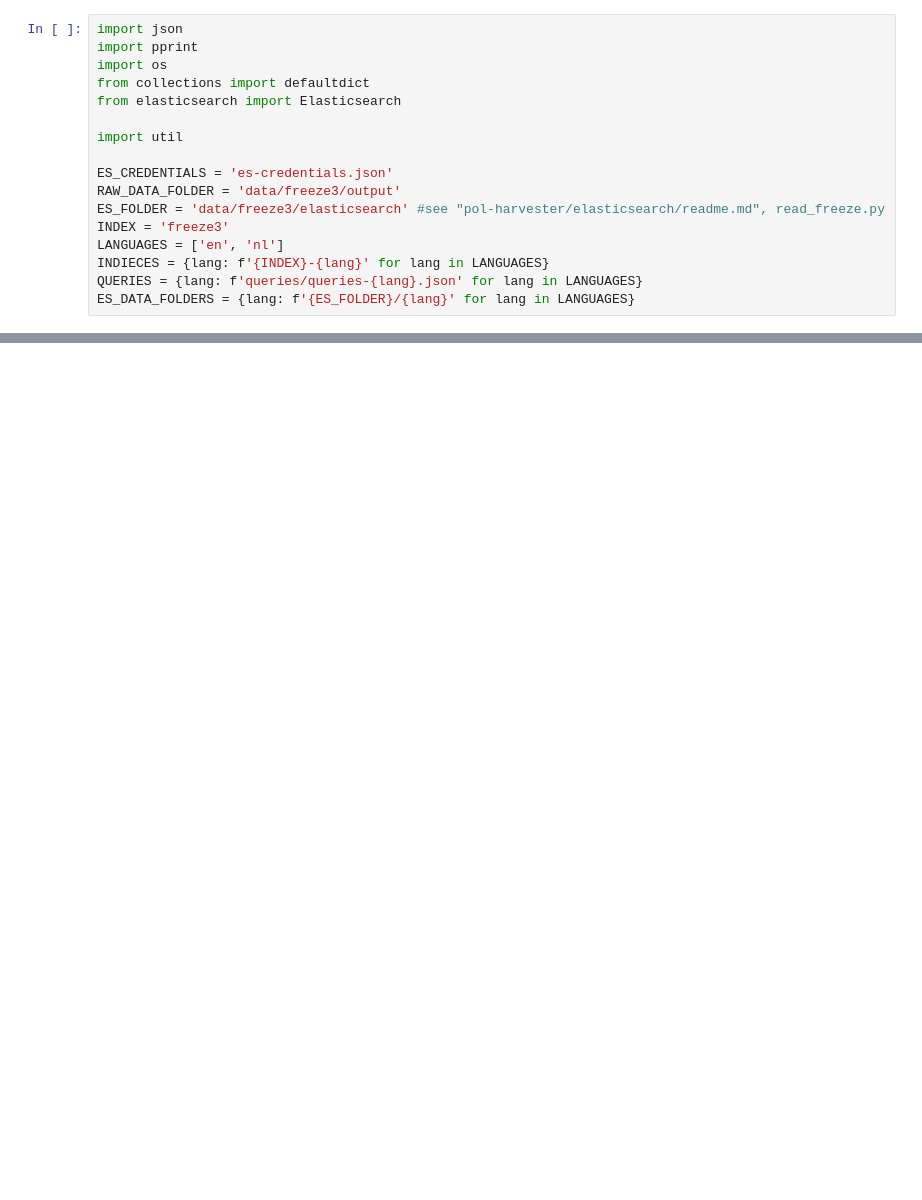
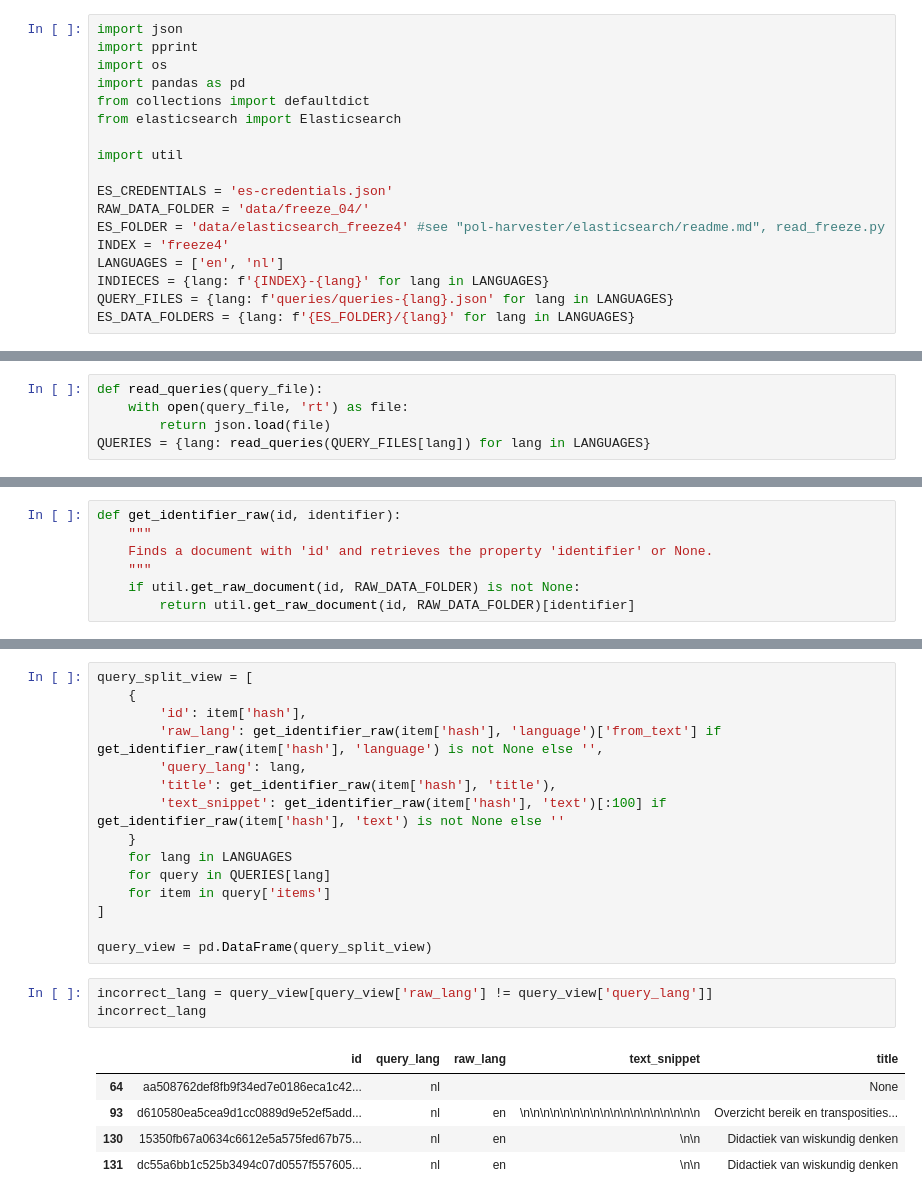
Before and after one commit to SURFpol/pol-research, a Jupyter notebook: notebooks/helper.ipynb, the cells around one changed output, grey strips where cells are left out. Cells and saved outputs as stored; diff of their text form; blank space fills up the shorter version.

```diff
--- a/notebooks/helper.ipynb
+++ b/notebooks/helper.ipynb
@@ -2,16 +2,17 @@
 import json
 import pprint
 import os
+import pandas as pd
 from collections import defaultdict
 from elasticsearch import Elasticsearch
 
 import util
 
 ES_CREDENTIALS = 'es-credentials.json'
-RAW_DATA_FOLDER = 'data/freeze3/output'
-ES_FOLDER = 'data/freeze3/elasticsearch' #see "pol-harvester/elasticsearch/readme.md", read_freeze.py
-INDEX = 'freeze3'
+RAW_DATA_FOLDER = 'data/freeze_04/'
+ES_FOLDER = 'data/elasticsearch_freeze4' #see "pol-harvester/elasticsearch/readme.md", read_freeze.py
+INDEX = 'freeze4'
 LANGUAGES = ['en', 'nl']
 INDIECES = {lang: f'{INDEX}-{lang}' for lang in LANGUAGES}
-QUERIES = {lang: f'queries/queries-{lang}.json' for lang in LANGUAGES}
+QUERY_FILES = {lang: f'queries/queries-{lang}.json' for lang in LANGUAGES}
 ES_DATA_FOLDERS = {lang: f'{ES_FOLDER}/{lang}' for lang in LANGUAGES}
@@ -26,2 +21,7 @@ get_indices(es_client)
 First we check if all the documents in the queries are there
+# %%
+def read_queries(query_file):
+    with open(query_file, 'rt') as file:
+        return json.load(file)
+QUERIES = {lang: read_queries(QUERY_FILES[lang]) for lang in LANGUAGES}
 # %%
@@ -38,0 +44,7 @@ raw_missing
+# %%
+def get_identifier_raw(id, identifier):
+    """
+    Finds a document with 'id' and retrieves the property 'identifier' or None.
+    """
+    if util.get_raw_document(id, RAW_DATA_FOLDER) is not None:
+        return util.get_raw_document(id, RAW_DATA_FOLDER)[identifier]
@@ -38,0 +57,24 @@ raw_missing
+# %%
+query_split_view = [
+    {
+        'id': item['hash'],
+        'raw_lang': get_identifier_raw(item['hash'], 'language')['from_text'] if get_identifier_raw(item['hash'], 'language') is not None else '',
+        'query_lang': lang,
+        'title': get_identifier_raw(item['hash'], 'title'),
+        'text_snippet': get_identifier_raw(item['hash'], 'text')[:100] if get_identifier_raw(item['hash'], 'text') is not None else ''
+    }
+    for lang in LANGUAGES
+    for query in QUERIES[lang]
+    for item in query['items']
+]
+
+query_view = pd.DataFrame(query_split_view)
+# %%
+incorrect_lang = query_view[query_view['raw_lang'] != query_view['query_lang']]
+incorrect_lang
+# %% [output]
+|  | id | query_lang | raw_lang | text_snippet | title |
+| 64 | aa508762def8fb9f34ed7e0186eca1c42... | nl |  |  | None |
+| 93 | d610580ea5cea9d1cc0889d9e52ef5add... | nl | en | \n\n\n\n\n\n\n\n\n\n\n\n\n\n\n\n\n\n | Overzicht bereik en transposities... |
+| 130 | 15350fb67a0634c6612e5a575fed67b75... | nl | en | \n\n | Didactiek van wiskundig denken |
+| 131 | dc55a6bb1c525b3494c07d0557f557605... | nl | en | \n\n | Didactiek van wiskundig denken |
```
Also changed, not shown: parts of 26 cells of this notebook, 1 other file.
